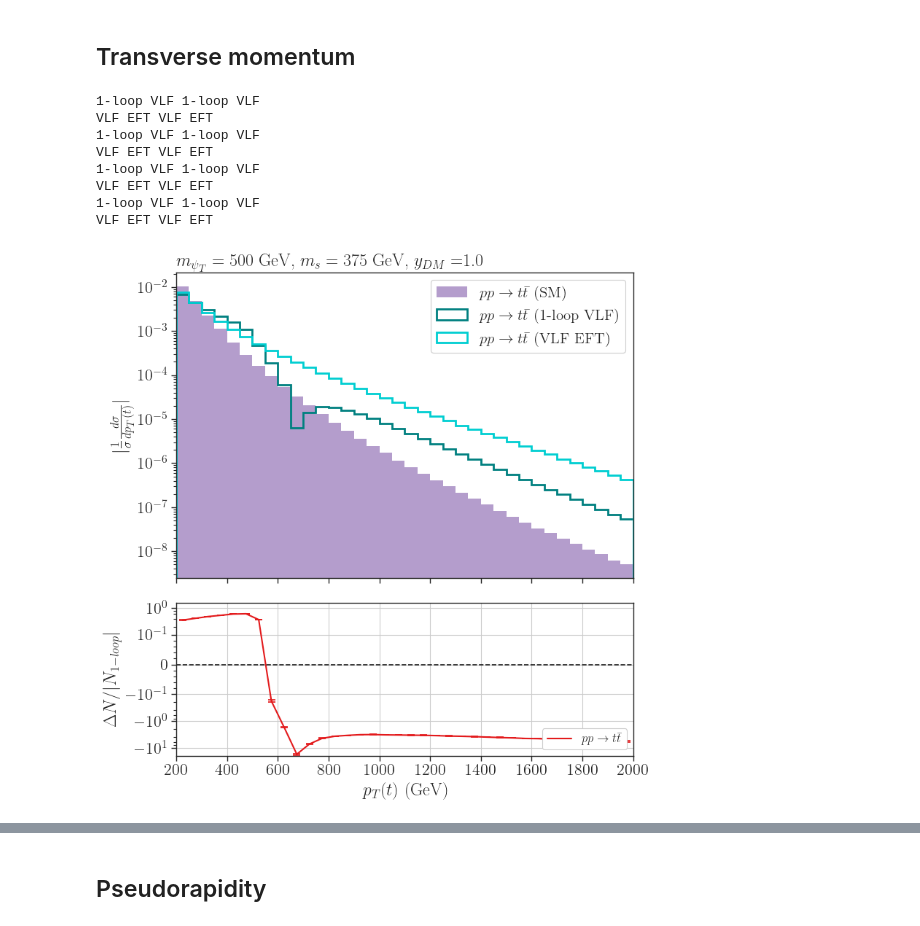
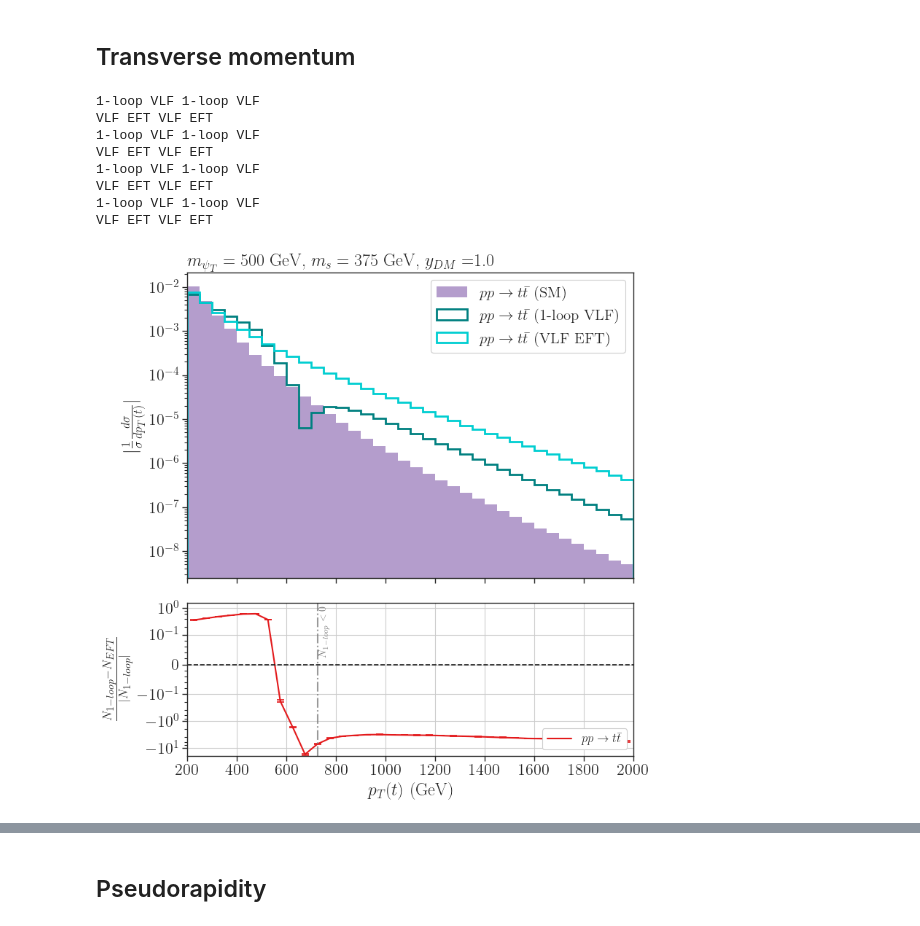
Before and after one commit to viniciusrocca/EFT_ToyModel, a Jupyter notebook: Plots/Distributions_exp_bias.ipynb, the cells around one changed output, grey strips where cells are left out. Drawn from its saved outputs; the diff is of its cells as text; code cells hidden in the pictures.

```diff
--- a/Plots/Distributions_exp_bias.ipynb
+++ b/Plots/Distributions_exp_bias.ipynb
@@ -268,6 +288,21 @@ for i in range(0, len(data), 4):
         axarr[1].errorbar(x,y, yerr = y_err,
                           color=sns.color_palette('Paired')[5], fmt = 'o', ms = 0, capsize = 3.5, capthick = 1.2 )
         #axarr[1].set_ylim(-1,1)
+        neg_indices = np.where(hLoop < 0)[0]
+
+        if len(neg_indices) > 0:
+            # Find the first index where it goes negative
+            first_neg_idx = neg_indices[0]
+
+            cutoff_x = (bins[first_neg_idx] + bins[first_neg_idx+1]) / 2.0
+
+            axarr[1].axvline(x=cutoff_x, color='gray', linestyle='-.', linewidth=1.5, alpha = 0.8)
+
+
+            axarr[1].text(1.01* cutoff_x , 0.98, r' $N_{1-loop} < 0$', color='gray', rotation=90,
+                          verticalalignment='top', transform=axarr[1].get_xaxis_transform(), fontsize=10)
+
+
 
         axarr[1].axhline(y=0, color='k', linestyle='--')
         #axarr[1].axhline(y=2, color='k', linestyle='--', alpha = 0.3)
@@ -920,6 +957,20 @@ for i in range(0, len(data), 4):
                           color=sns.color_palette('Paired')[5], fmt = 'o', ms = 0, capsize = 3.5, capthick = 1.2 )
         #axarr[1].set_ylim(-1,1)
 
+        neg_indices = np.where(hLoop < 0)[0]
+
+        if len(neg_indices) > 0:
+            # Find the first index where it goes negative
+            first_neg_idx = neg_indices[0]
+
+            cutoff_x = (bins[first_neg_idx] + bins[first_neg_idx+1]) / 2.0
+
+            axarr[1].axvline(x=cutoff_x, color='gray', linestyle='-.', linewidth=1.5, alpha = 0.8)
+
+
+            axarr[1].text(1.01* cutoff_x , 0.98, r' $N_{1-loop} < 0$', color='gray', rotation=90,
+                          verticalalignment='top', transform=axarr[1].get_xaxis_transform(), fontsize=10)
+
         axarr[1].axhline(y=0, color='k', linestyle='--')
         #axarr[1].axhline(y=2, color='k', linestyle='--', alpha = 0.3)
         #axarr[1].axhline(y=-1, color='k', linestyle='--')
@@ -1939,6 +1970,20 @@ for i in range(0, len(data), 4):
         axarr[1].errorbar(x,ratio, yerr = ratio_Err,
                           color=sns.color_palette('Paired')[5], fmt = 'o', ms = 0, capsize = 3.5, capthick = 1.2 )
 
+        neg_indices = np.where(hLoop < 0)[0]
+
+        if len(neg_indices) > 0:
+            # Find the first index where it goes negative
+            first_neg_idx = neg_indices[0]
+
+            cutoff_x = (bins[first_neg_idx] + bins[first_neg_idx+1]) / 2.0
+
+            axarr[1].axvline(x=cutoff_x, color='gray', linestyle='-.', linewidth=1.5, alpha = 0.8)
+
+
+            axarr[1].text(1.01* cutoff_x , 0.98, r' $N_{1-loop} < 0$', color='gray', rotation=90,
+                          verticalalignment='top', transform=axarr[1].get_xaxis_transform(), fontsize=10)
+
         axarr[1].axhline(y=0, color='k', linestyle='--')
         axarr[1].set_yscale('symlog', linthresh=0.1)
 
@@ -1952,7 +1997,7 @@ for i in range(0, len(data), 4):
         else:
             axarr[1].legend(loc='lower left',fontsize=12,framealpha=1.0,ncol=2)
         axarr[1].grid(True)
-        axarr[1].set_ylabel(r'$\Delta N/\vert N_{1-loop}\vert$')
+        axarr[1].set_ylabel(r'$\frac{N_{1-loop} - N_{EFT}}{\vert N_{1-loop} \vert}$')
         axarr[1].set_xlabel(r'$p_T(t)$ (GeV)')
         if mPsiT == 1500.0:
             axarr[1].set_xticks(np.arange(250., 2750., 250.))
@@ -1976,31 +2021,31 @@ for i in range(0, len(data), 4):
         axarr[1].grid()
         axarr[1].set_xlabel(r'$p_T(t)$ (GeV)')
         if mPsiT == 1500.0:
             axarr[1].set_xticks(np.arange(250, 2000, 250))
         axarr[1].legend(fontsize=12,framealpha=1.0,ncol=2)
 
 
     # --- Main plot configs ---
     #Main plot configs
     axarr[0].legend(framealpha=1.0, ncol = 1, loc='upper right',fontsize=15)
     axarr[0].set_title(r'$m_{\psi_T} = %1.0f$ GeV, $m_{s} = %1.0f$ GeV, $y_{DM} = $%1.1f' %(mPsiT,mSDM,yDM),
                    loc='left')
     axarr[0].set_yscale('log')
     axarr[0].set_ylabel(r'$|\frac{1}{\sigma}\frac{d \sigma}{d p_T(t)}|$')
     axarr[0].set_xlim(bins.min(),bins.max())
     #axarr[0].set_ylim(1e-8,1e-1)
     plt.tight_layout()
     filename = f"pt_pp_mPsiT_{int(mPsiT)}_mSDM_{int(mSDM)}.png"
     plt.savefig(filename)
 
 plt.show()
 # %% [output]
 1-loop VLF 1-loop VLF
 VLF EFT VLF EFT
 1-loop VLF 1-loop VLF
 VLF EFT VLF EFT
 1-loop VLF 1-loop VLF
 VLF EFT VLF EFT
 1-loop VLF 1-loop VLF
 VLF EFT VLF EFT
-[figure, old version]
+[figure, new version]
```
Also changed, not shown: parts of 7 cells of this notebook.
